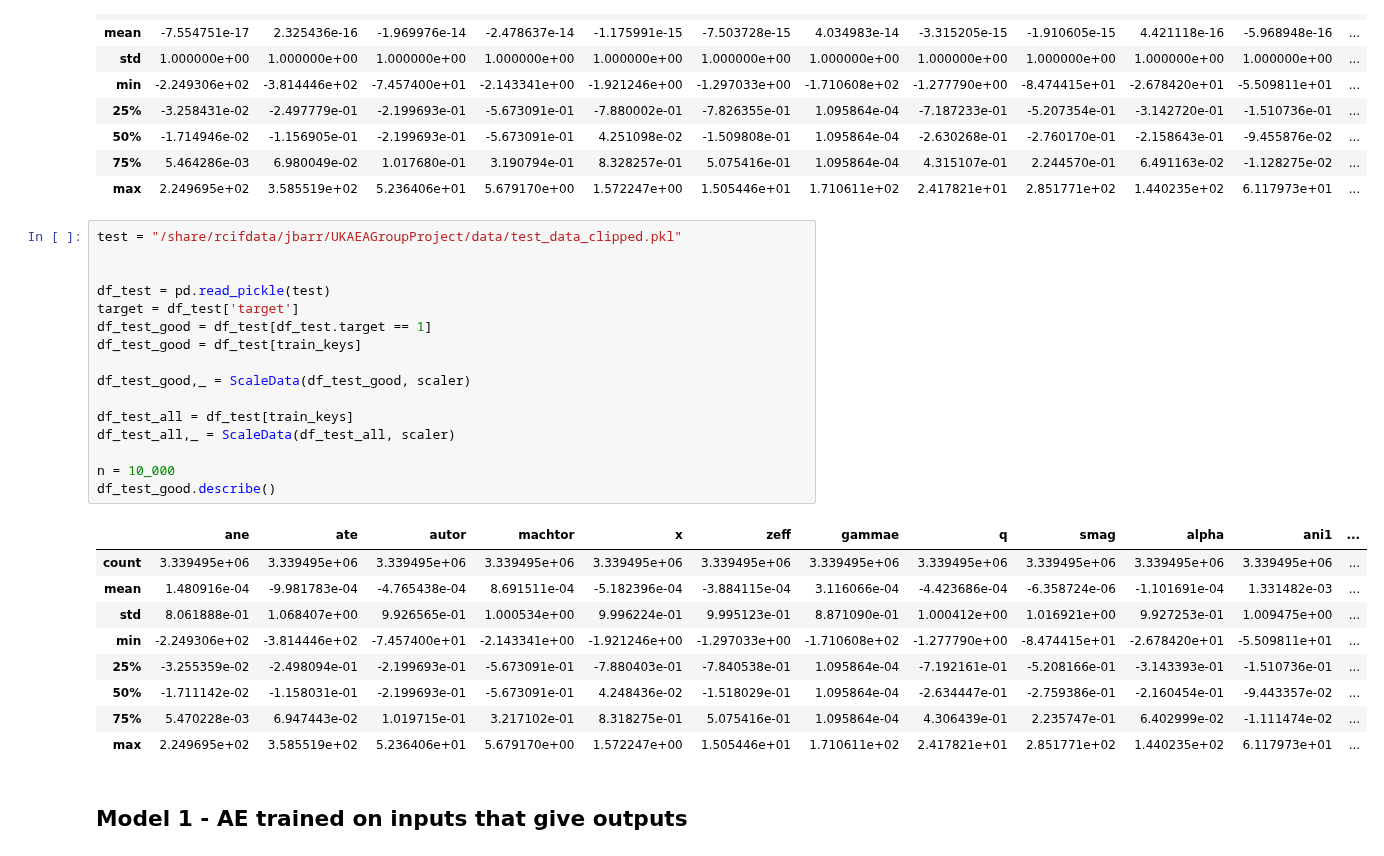
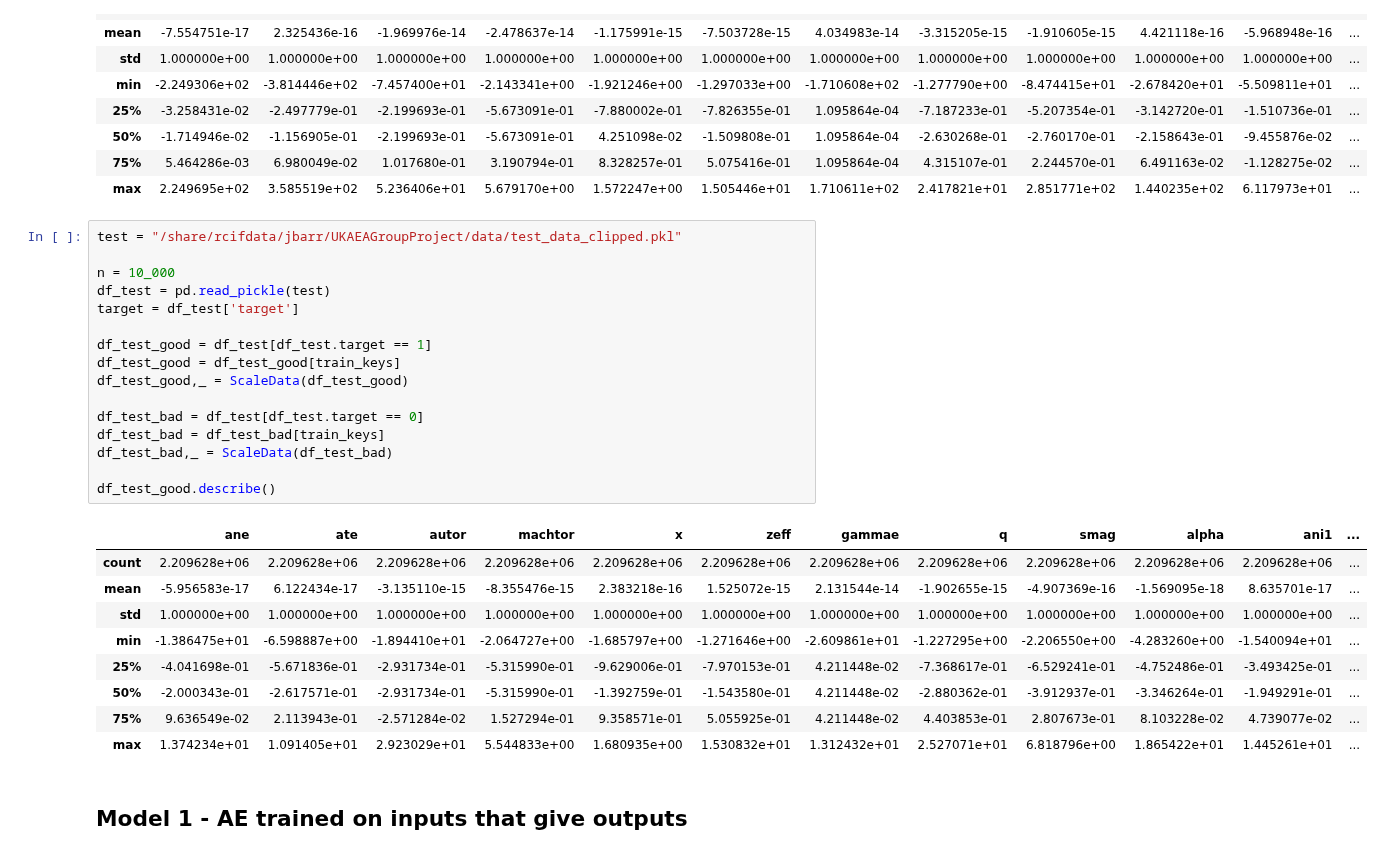
Before and after one commit to zcapjdb/UKAEAGroupProject, a Jupyter notebook: src/notebooks/AutoEncoderOutputs.ipynb, the cells around one changed output. Saved outputs shown, nothing was run; the diff lists cells and outputs as text.

```diff
--- a/src/notebooks/AutoEncoderOutputs.ipynb
+++ b/src/notebooks/AutoEncoderOutputs.ipynb
@@ -36,29 +36,29 @@ df_train.describe()
 # %%
 test = "/share/rcifdata/jbarr/UKAEAGroupProject/data/test_data_clipped.pkl"
 
-
+n = 10_000
 df_test = pd.read_pickle(test)
 target = df_test['target']
+
 df_test_good = df_test[df_test.target == 1]
-df_test_good = df_test[train_keys]
+df_test_good = df_test_good[train_keys]
+df_test_good,_ = ScaleData(df_test_good)
 
-df_test_good,_ = ScaleData(df_test_good, scaler)
+df_test_bad = df_test[df_test.target == 0]
+df_test_bad = df_test_bad[train_keys]
+df_test_bad,_ = ScaleData(df_test_bad)
 
-df_test_all = df_test[train_keys]
-df_test_all,_ = ScaleData(df_test_all, scaler)
-
-n = 10_000
 df_test_good.describe()
 # %% [output]
 |  | ane | ate | autor | machtor | x | zeff | gammae | q | smag | alpha | ani1 | ... |
-| count | 3.339495e+06 | 3.339495e+06 | 3.339495e+06 | 3.339495e+06 | 3.339495e+06 | 3.339495e+06 | 3.339495e+06 | 3.339495e+06 | 3.339495e+06 | 3.339495e+06 | 3.339495e+06 | ... |
-| mean | 1.480916e-04 | -9.981783e-04 | -4.765438e-04 | 8.691511e-04 | -5.182396e-04 | -3.884115e-04 | 3.116066e-04 | -4.423686e-04 | -6.358724e-06 | -1.101691e-04 | 1.331482e-03 | ... |
-| std | 8.061888e-01 | 1.068407e+00 | 9.926565e-01 | 1.000534e+00 | 9.996224e-01 | 9.995123e-01 | 8.871090e-01 | 1.000412e+00 | 1.016921e+00 | 9.927253e-01 | 1.009475e+00 | ... |
-| min | -2.249306e+02 | -3.814446e+02 | -7.457400e+01 | -2.143341e+00 | -1.921246e+00 | -1.297033e+00 | -1.710608e+02 | -1.277790e+00 | -8.474415e+01 | -2.678420e+01 | -5.509811e+01 | ... |
-| 25% | -3.255359e-02 | -2.498094e-01 | -2.199693e-01 | -5.673091e-01 | -7.880403e-01 | -7.840538e-01 | 1.095864e-04 | -7.192161e-01 | -5.208166e-01 | -3.143393e-01 | -1.510736e-01 | ... |
-| 50% | -1.711142e-02 | -1.158031e-01 | -2.199693e-01 | -5.673091e-01 | 4.248436e-02 | -1.518029e-01 | 1.095864e-04 | -2.634447e-01 | -2.759386e-01 | -2.160454e-01 | -9.443357e-02 | ... |
-| 75% | 5.470228e-03 | 6.947443e-02 | 1.019715e-01 | 3.217102e-01 | 8.318275e-01 | 5.075416e-01 | 1.095864e-04 | 4.306439e-01 | 2.235747e-01 | 6.402999e-02 | -1.111474e-02 | ... |
-| max | 2.249695e+02 | 3.585519e+02 | 5.236406e+01 | 5.679170e+00 | 1.572247e+00 | 1.505446e+01 | 1.710611e+02 | 2.417821e+01 | 2.851771e+02 | 1.440235e+02 | 6.117973e+01 | ... |
+| count | 2.209628e+06 | 2.209628e+06 | 2.209628e+06 | 2.209628e+06 | 2.209628e+06 | 2.209628e+06 | 2.209628e+06 | 2.209628e+06 | 2.209628e+06 | 2.209628e+06 | 2.209628e+06 | ... |
+| mean | -5.956583e-17 | 6.122434e-17 | -3.135110e-15 | -8.355476e-15 | 2.383218e-16 | 1.525072e-15 | 2.131544e-14 | -1.902655e-15 | -4.907369e-16 | -1.569095e-18 | 8.635701e-17 | ... |
+| std | 1.000000e+00 | 1.000000e+00 | 1.000000e+00 | 1.000000e+00 | 1.000000e+00 | 1.000000e+00 | 1.000000e+00 | 1.000000e+00 | 1.000000e+00 | 1.000000e+00 | 1.000000e+00 | ... |
+| min | -1.386475e+01 | -6.598887e+00 | -1.894410e+01 | -2.064727e+00 | -1.685797e+00 | -1.271646e+00 | -2.609861e+01 | -1.227295e+00 | -2.206550e+00 | -4.283260e+00 | -1.540094e+01 | ... |
+| 25% | -4.041698e-01 | -5.671836e-01 | -2.931734e-01 | -5.315990e-01 | -9.629006e-01 | -7.970153e-01 | 4.211448e-02 | -7.368617e-01 | -6.529241e-01 | -4.752486e-01 | -3.493425e-01 | ... |
+| 50% | -2.000343e-01 | -2.617571e-01 | -2.931734e-01 | -5.315990e-01 | -1.392759e-01 | -1.543580e-01 | 4.211448e-02 | -2.880362e-01 | -3.912937e-01 | -3.346264e-01 | -1.949291e-01 | ... |
+| 75% | 9.636549e-02 | 2.113943e-01 | -2.571284e-02 | 1.527294e-01 | 9.358571e-01 | 5.055925e-01 | 4.211448e-02 | 4.403853e-01 | 2.807673e-01 | 8.103228e-02 | 4.739077e-02 | ... |
+| max | 1.374234e+01 | 1.091405e+01 | 2.923029e+01 | 5.544833e+00 | 1.680935e+00 | 1.530832e+01 | 1.312432e+01 | 2.527071e+01 | 6.818796e+00 | 1.865422e+01 | 1.445261e+01 | ... |
 # %% [markdown]
 ## Model 1 - AE trained on inputs that give outputs
 # %%
```
Also changed, not shown: parts of 17 cells of this notebook, 3 other files.
